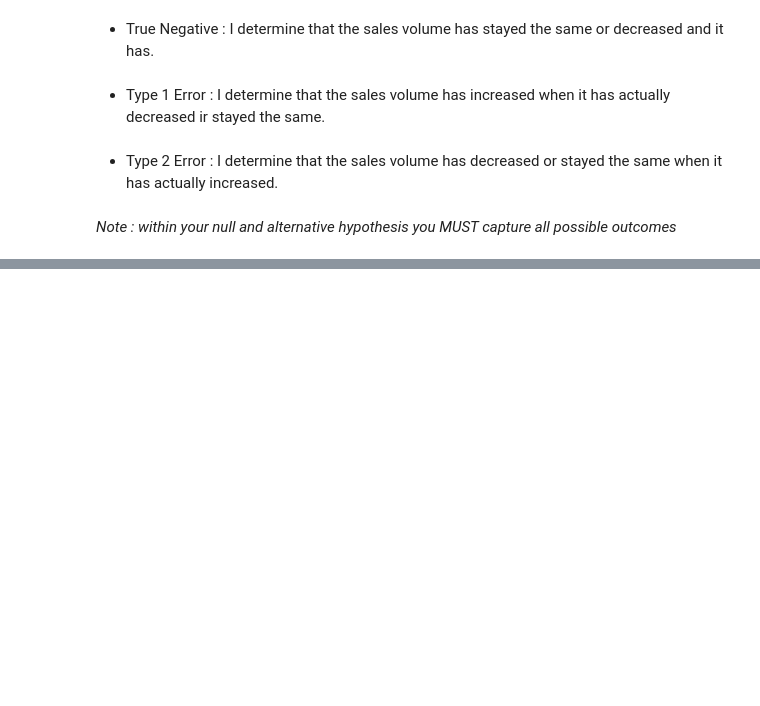
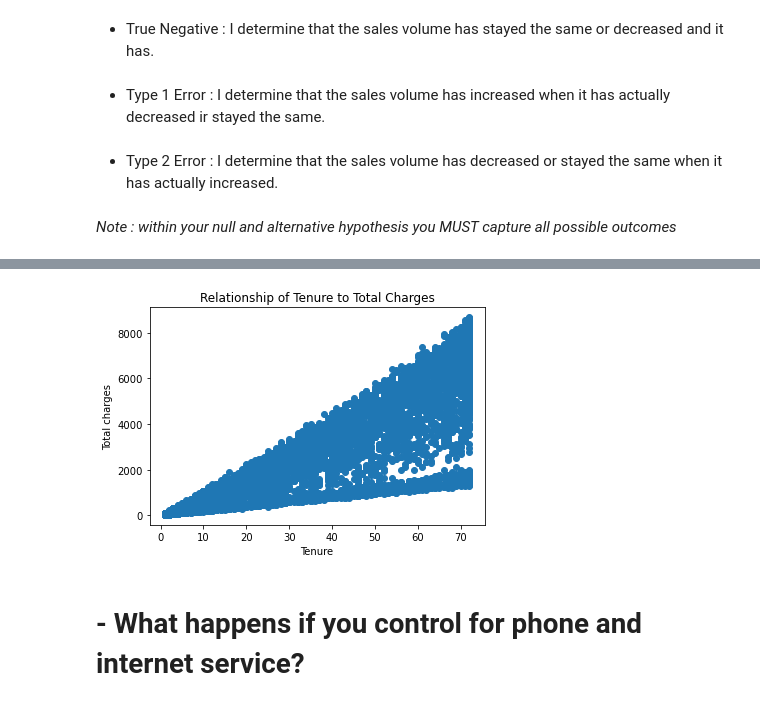
Before and after one commit to DeangeloBowen1/statistics, a Jupyter notebook: hypothesis_testing.ipynb, the cells around one changed output, grey strips where cells are left out. Drawn from its saved outputs; the diff is of its cells as text; code cells hidden in the pictures; blank space fills up the shorter version.

```diff
--- a/hypothesis_testing.ipynb
+++ b/hypothesis_testing.ipynb
@@ -62,0 +314,10 @@ Ha: Sales volume is greater with the new ad
+# %%
+plt.title("Relationship of Tenure to Total Charges")
+plt.xlabel("Tenure")
+plt.ylabel("Total charges")
+plt.scatter(telco.tenure, telco.total_charges)
+plt.show()
+# %% [output]
+[figure, added]
+# %% [markdown]
+# - What happens if you control for phone and internet service?
```
Also changed, not shown: parts of 62 cells of this notebook, 2 other files.
